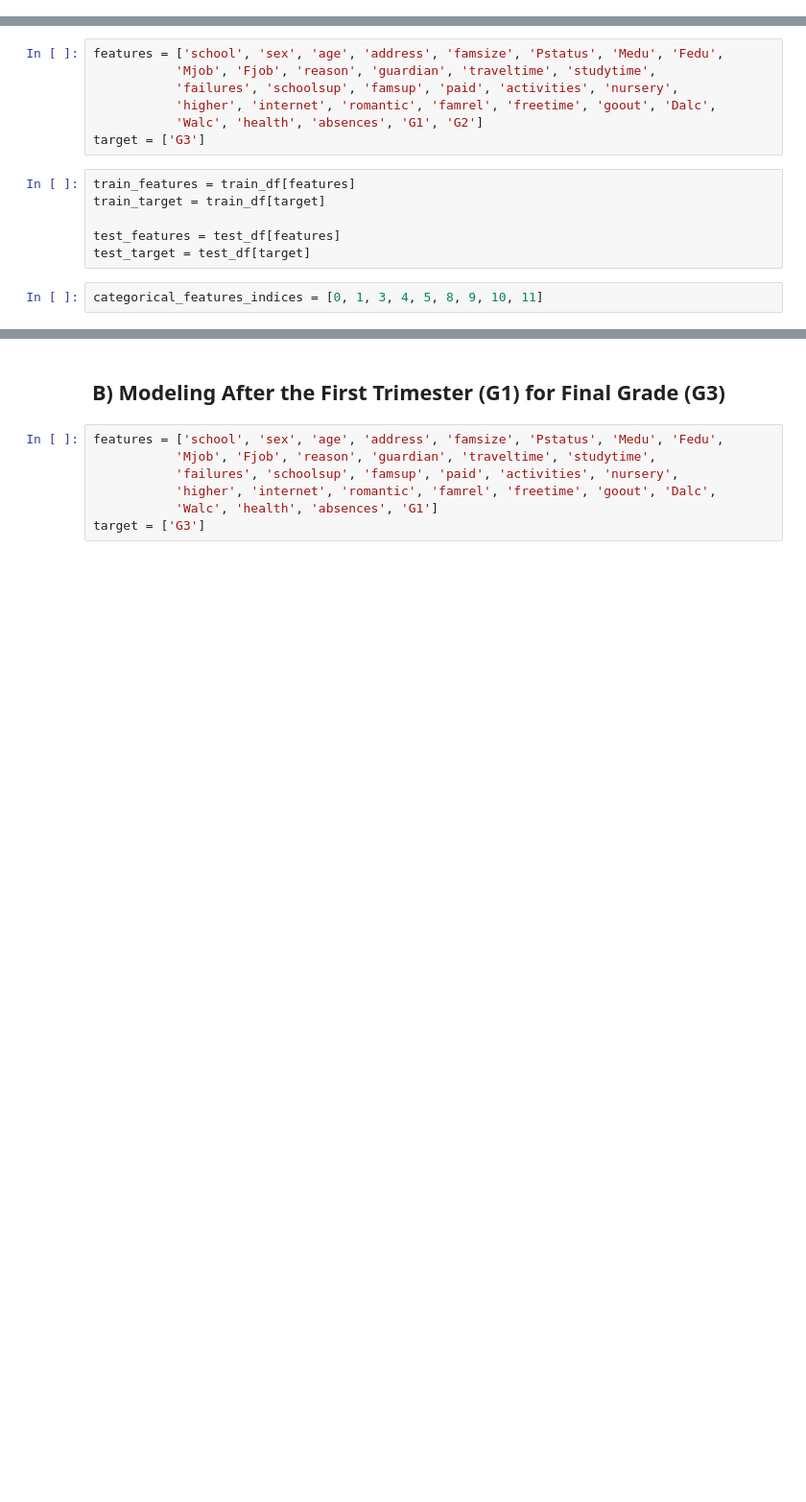
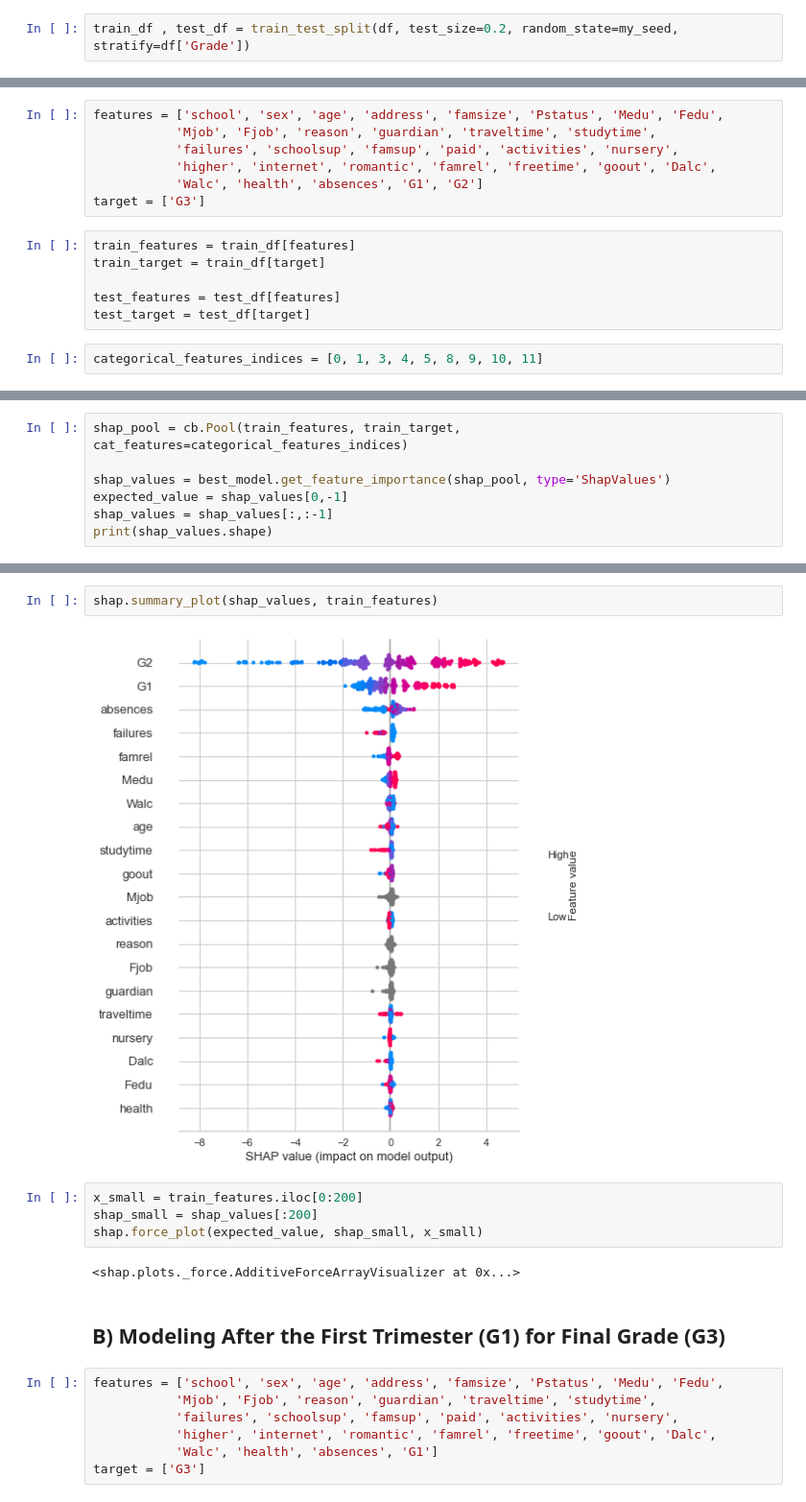
Before and after one commit to sam-tritto/predicting-student-grades, a Jupyter notebook: predicting_student_grades.ipynb, the cells around one changed output, grey strips where cells are left out. Shown at 96% size. Saved outputs shown, nothing was run; the diff lists cells and outputs as text; blank space fills up the shorter version.

```diff
--- a/predicting_student_grades.ipynb
+++ b/predicting_student_grades.ipynb
@@ -145,6 +147,8 @@ train_df , test_df = train_test_split(df, test_size=0.2, random_state=my_seed, s
 # 1) Regression Modeling (Number Grade)
 # %% [markdown]
 ## A) Modeling After the Second Trimester (G1, G2) for Final Grade (G3)
+# %%
+train_df , test_df = train_test_split(df, test_size=0.2, random_state=my_seed, stratify=df['Grade'])
 # %%
 train_df.columns
 # %% [output]
@@ -295,0 +359,7 @@ MAE score of CatBoost = 0.9127285826369906
+# %%
+shap_pool = cb.Pool(train_features, train_target, cat_features=categorical_features_indices)
+
+shap_values = best_model.get_feature_importance(shap_pool, type='ShapValues')
+expected_value = shap_values[0,-1]
+shap_values = shap_values[:,:-1]
+print(shap_values.shape)
@@ -296,3 +374,13 @@ MAE score of CatBoost = 0.9127285826369906
+# %%
+shap.summary_plot(shap_values, train_features)
+# %% [output]
+[figure, added]
+# %%
+x_small = train_features.iloc[0:200]
+shap_small = shap_values[:200]
+shap.force_plot(expected_value, shap_small, x_small)
+# %% [output]
+<shap.plots._force.AdditiveForceArrayVisualizer at 0x...>
 # %% [markdown]
 ## B) Modeling After the First Trimester (G1) for Final Grade (G3)
 # %%
```
Also changed, not shown: parts of 68 cells of this notebook.
